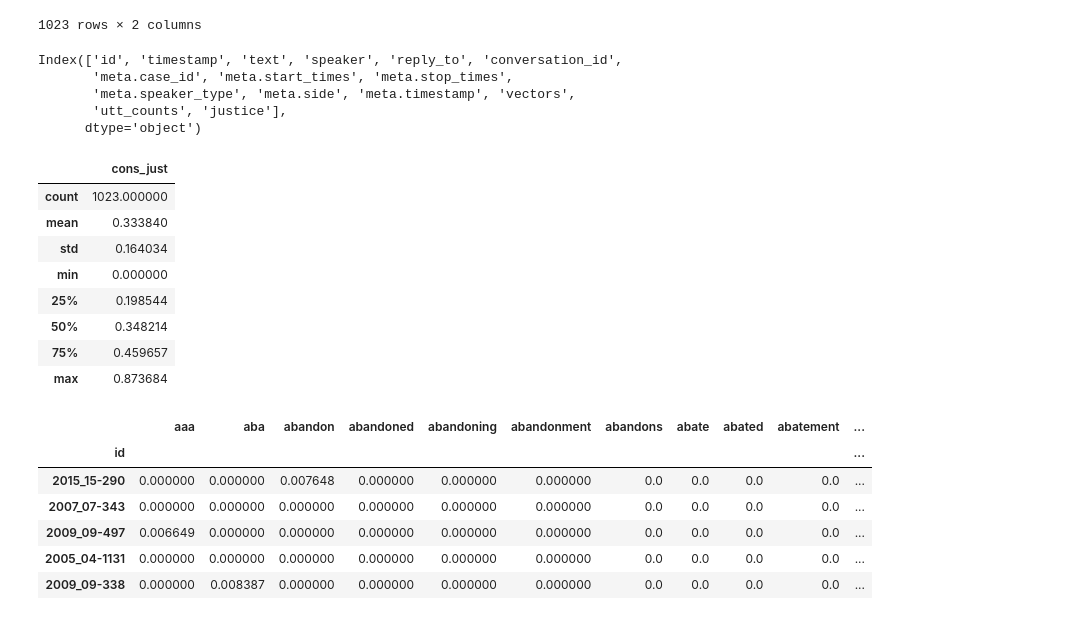
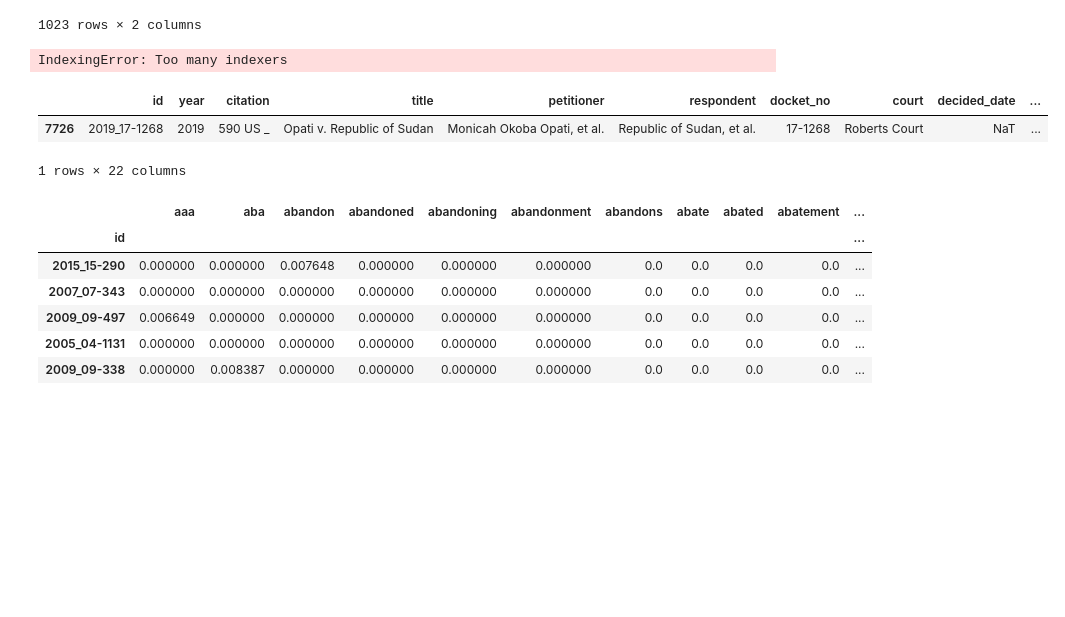
Before and after one commit to baueramari/team-supreme, a Jupyter notebook: Explore_AB.ipynb, the cells around one changed output. Saved outputs shown, nothing was run; the diff lists cells and outputs as text; code cells hidden in the pictures; blank space fills up the shorter version.

Commit message:
MLP model implement + decide_date feature

```diff
--- a/Explore_AB.ipynb
+++ b/Explore_AB.ipynb
@@ -124,39 +125,37 @@ utts['text'].replace('\d+', '', regex=True, inplace = True) #remove numbers, dec
 convo_case = pd.DataFrame(utts.groupby('meta.case_id')['conversation_id'].nunique())
 convo_case.rename(columns = {'conversation_id':'convo_count'}, inplace = True)
 #Code to create conversations/case feature
+#Proportion of conservative justices on the court at the time of the decision?
 
-#CALCULATE MY OTHER FEATURES HERE.
-utts.columns
+roberts.loc[:,'decided_date'] = pd.to_datetime(roberts.loc[:,'decided_date'])
 # %% [output]
-Index(['id', 'timestamp', 'text', 'speaker', 'reply_to', 'conversation_id',
-       'meta.case_id', 'meta.start_times', 'meta.stop_times',
-       'meta.speaker_type', 'meta.side', 'meta.timestamp', 'vectors',
-       'utt_counts', 'justice'],
-      dtype='object')
+IndexingError: Too many indexers
 # %%
 just_dict = {'j__john_g_roberts_jr':0, 'j__david_h_souter':0,
-       'j__anthony_m_kennedy':0, 'j__ruth_bader_ginsburg':0,
+       'j__anthony_m_kennedy':0, 'j__ruth_bader_ginsburg':1,
        'j__john_paul_stevens':0, 'j__samuel_a_alito_jr':0,
        'j__antonin_scalia':0, 'j__stephen_g_breyer':1,
        'j__sandra_day_oconnor':0, 'j__clarence_thomas': 0 ,
        'j__sonia_sotomayor':1, 'j__elena_kagan':1, 'j__neil_gorsuch': 0,
        'j__brett_m_kavanaugh':0} #based on being appointed by cons/liberal president
 j_utts = utts.copy()
 j_utts = j_utts.loc[utts.loc[:,'justice'] == True]
 j_utts.loc[:,'speaker'].unique()
 j_utts.loc[:,'cons_just']= j_utts.loc[:,'speaker'].map(just_dict)
 cons_just = j_utts.groupby(['meta.case_id']).agg({'cons_just':'mean'})
 #Does not consider length of utterance, which also may be of interest
+roberts.loc[roberts.loc[:,'decided_date'].between('2005-10-29','2009-08-07'), 'prop_cons'] = 7/9
+roberts.loc[roberts.loc[:,'decided_date'].between('2009-08-08','2010-08-06'), 'prop_cons'] = 6/9
+roberts.loc[roberts.loc[:,'decided_date'].between('2010-08-07','2016-02-12'), 'prop_cons'] = 5/9
+roberts.loc[roberts.loc[:,'decided_date'].between('2016-02-13','2017-04-09'), 'prop_cons'] = 4/8
+roberts.loc[roberts.loc[:,'decided_date'].between('2017-04-10','2020-07-10'), 'prop_cons'] = 5/9
+
+roberts.loc[roberts.loc[:,'prop_cons'].isna()]
+#2019_17-1268 of our one NA. Looks like it has actually been decided and could be updated.
 # %% [output]
-|  | cons_just |
-| count | 1023.000000 |
-| mean | 0.333840 |
-| std | 0.164034 |
-| min | 0.000000 |
-| 25% | 0.198544 |
-| 50% | 0.348214 |
-| 75% | 0.459657 |
-| max | 0.873684 |
+|  | id | year | citation | title | petitioner | respondent | docket_no | court | decided_date | ... |
+| 7726 | 2019_17-1268 | 2019 | 590 US _ | Opati v. Republic of Sudan | Monicah Okoba Opati, et al. | Republic of Sudan, et al. | 17-1268 | Roberts Court | NaT | ... |
+1 rows × 22 columns
 # %%
 group_utts = utts.groupby('meta.case_id')['text'].apply(' '.join)
 #NOTE: No stemming or lemmatization done at this point
```
Also changed, not shown: parts of 5 cells of this notebook.
